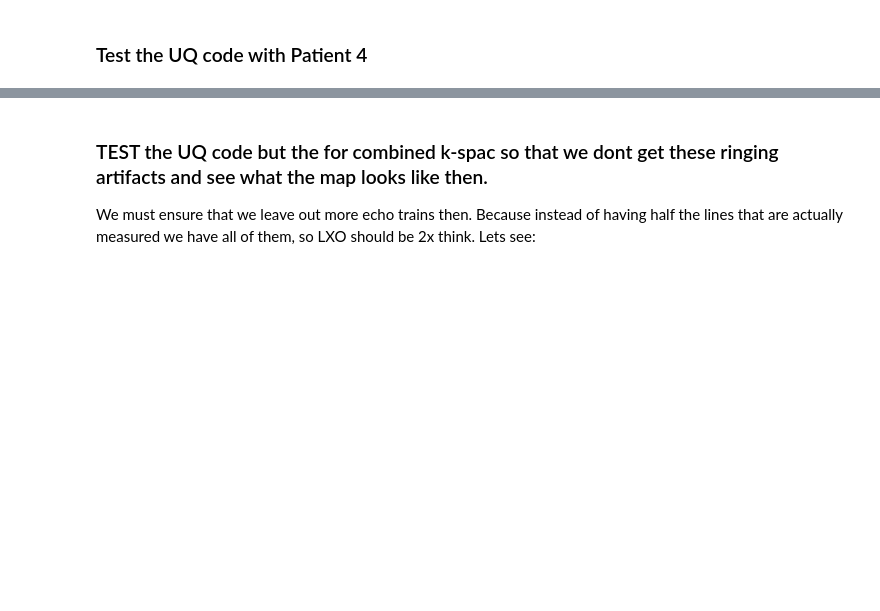
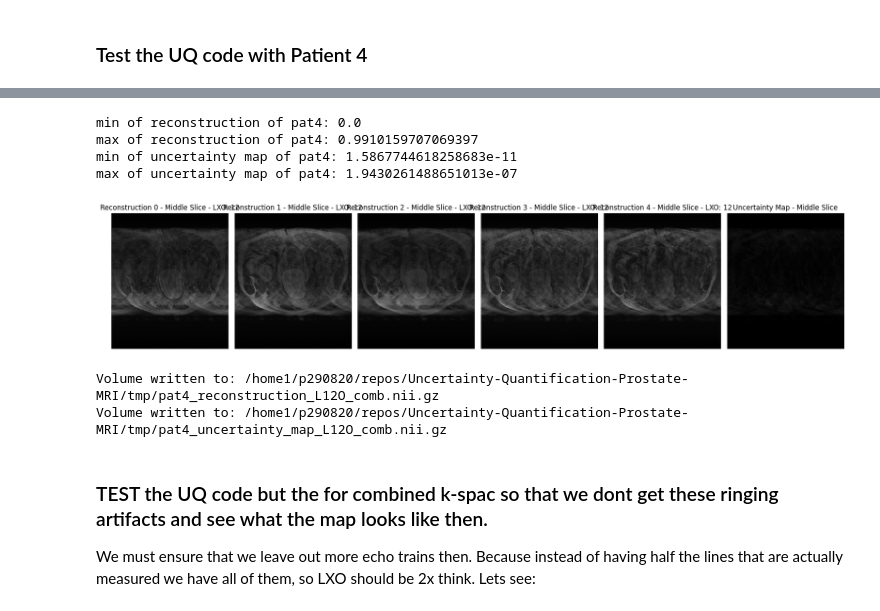
Before and after one commit to Quintin1995/Uncertainty-Quantification-Prostate-MRI, a Jupyter notebook: scripts/03_UQ_test.ipynb, the cells around one changed output, grey strips where cells are left out. Drawn from its saved outputs; the diff is of its cells as text; code cells hidden in the pictures; blank space fills up the shorter version.

Commit message:
so the uncertainty map is now based on first normalized [0,1] reconstructions and properly set. the visualization is now also [0,1]. Proceed with the model reconstructions.

```diff
--- a/scripts/03_UQ_test.ipynb
+++ b/scripts/03_UQ_test.ipynb
@@ -974,7 +966,7 @@ the length of the first reconstruciton set = 225
 # %% [markdown]
 ## STEP 4 - Simulate uncertainty quantification by performing Leave-X-Out reconstruction.
 # %%
-def leave_x_out_uncertainty(
+def leave_x_out_reconstructions(
         kspace_1_avg: np.ndarray,
         leave_x_out: int = 2,
         echo_train_length: int = 25,
@@ -1020,15 +1012,14 @@ def leave_x_out_uncertainty(
 
     # Step 3: Generate leave-X-out sets (each is a list/array of column indices to keep)
     reconstruction_sets = generate_leave_x_out_sets(echo_trains, num_reconstructions, leave_x_out, seed, debug = debug)
+    print(f"num reconstructions: {num_reconstructions}") if debug else None
+    print(f"len reconstruction sets: {len(reconstruction_sets)}") if debug else None
 
     # Preallocate output array for efficiency
     reconstructions = np.empty((num_reconstructions, num_slices, rows, cols), dtype=np.float32)
 
     # Preallocate a buffer for modified k-space for one volume: shape (slices, coils, rows, cols)
     kspace_modified = np.empty_like(kspace_1_avg)
-
-    print(f"num reconstructions: {num_reconstructions}") if debug else None
-    print(f"len reconstruction sets: {len(reconstruction_sets)}") if debug else None
 
     # Step 4: For each leave-X-out set, modify k-space and reconstruct using multi-coil data
     for i, kept_lines in enumerate(reconstruction_sets):
@@ -1038,5 +1029,4 @@ def leave_x_out_uncertainty(
         kspace_modified[:, :, :, kept_lines] = kspace_1_avg[:, :, :, kept_lines]
         reconstructions[i] = reconstruct_image_RSS(kspace_modified)  # Expects multi-coil 4D complex data
 
-    # Compute uncertainty map using standard deviation across reconstructions
-    return reconstructions, np.std(reconstructions, axis=0)
+    return reconstructions
@@ -1093,3 +1086,43 @@ pat3 reconstructed image dtype: float32
+# %%
+# STEP 2 - Normalize and rescale the reconstructions
+pat4[f"reconstructions_L{LXO}O_comb"] = norm_rescale01(reconstructions)
+print(f"min of reconstruction of pat4: {np.min(pat4['reconstructions_L2O_comb'][0])}")
+print(f"max of reconstruction of pat4: {np.max(pat4['reconstructions_L2O_comb'][0])}")
+
+# STEP 3 - Compute the Uncertainty Map
+pat4[f"uncertainty_map_L{LXO}O_comb"] = np.std(pat4[f"reconstructions_L{LXO}O_comb"], axis=0)
+print(f"min of uncertainty map of pat4: {np.min(pat4['uncertainty_map_L2O_comb'])}")
+print(f"max of uncertainty map of pat4: {np.max(pat4['uncertainty_map_L2O_comb'])}")
+
+# VISUALIZATION
+# View the same slice of all 5 reconstructions of pat4["reconstructions_L2O_comb"]
+fig, axes = plt.subplots(1, 6, figsize=(18, 6))  # Create a row of 6 subplots
+
+for i in range(num_reconstructions):
+    ax = axes[i]
+    ax.imshow(pat4[f"reconstructions_L{LXO}O_comb"][i][15], cmap='gray', vmin=0, vmax=1)
+    ax.set_title(f"Reconstruction {i} - Middle Slice")
+    ax.axis('off')
+
+# Add the uncertainty map as the 6th figure
+ax = axes[5]
+ax.imshow(pat4[f"uncertainty_map_L{LXO}O_comb"][15], cmap='gray', vmin=0, vmax=1)
+ax.set_title("Uncertainty Map - Middle Slice")
+ax.axis('off')
+plt.tight_layout()
+plt.savefig(tmpdir / f"pat4_reconstructions_L{LXO}O_comb_uncertainty_map.png")
+plt.show()
+
+write_volume_to_nii(pat4[f"reconstructions_L{LXO}O_comb"][0], f"pat4_reconstruction_L{LXO}O_comb.nii.gz", tmpdir)
+write_volume_to_nii(pat4[f"uncertainty_map_L{LXO}O_comb"], f"pat4_uncertainty_map_L{LXO}O_comb.nii.gz", tmpdir)
+# %% [output]
+min of reconstruction of pat4: 0.0
+max of reconstruction of pat4: 0.9910159707069397
+min of uncertainty map of pat4: 1.5867744618258683e-11
+max of uncertainty map of pat4: 1.9430261488651013e-07
+[figure, added]
+Volume written to: /home1/p290820/repos/Uncertainty-Quantification-Prostate-MRI/tmp/pat4_reconstruction_L12O_comb.nii.gz
+Volume written to: /home1/p290820/repos/Uncertainty-Quantification-Prostate-MRI/tmp/pat4_uncertainty_map_L12O_comb.nii.gz
 # %% [markdown]
 ### TEST the UQ code but the for combined k-spac so that we dont get these ringing artifacts and see what the map looks like then.
 We must ensure that we leave out more echo trains then. Because instead of having half the lines that are actually measured we have all of them, so LXO should be 2x think. Lets see:
```
Also changed, not shown: parts of 5 cells of this notebook.
